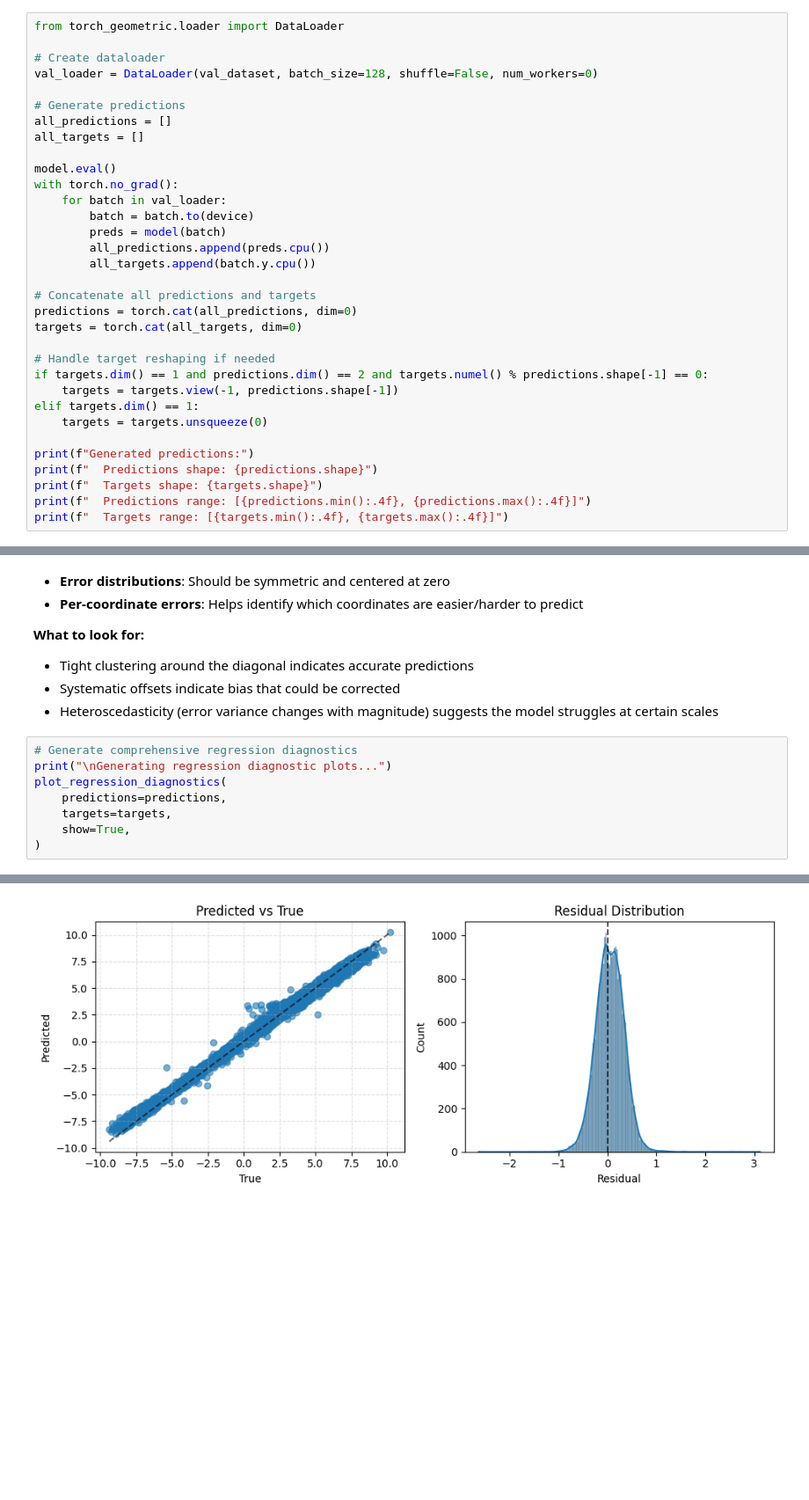
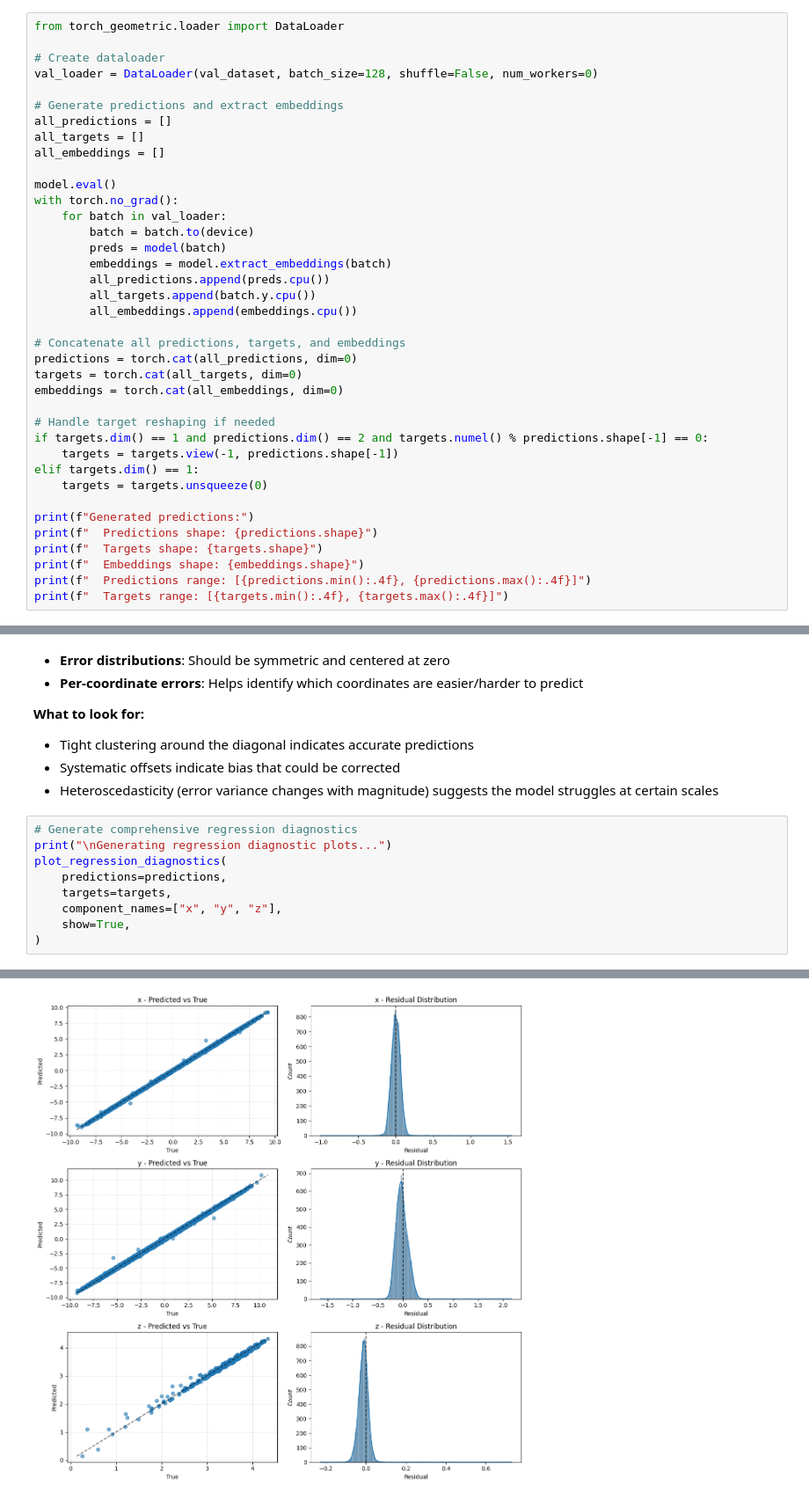
Before and after one commit to jaca230/pioneerML, a Jupyter notebook: notebooks/validation/validate_pion_stop.ipynb, the cells around one changed output, grey strips where cells are left out. Shown at 88% size. Drawn from its saved outputs; the diff is of its cells as text; blank space fills up the shorter version.

```diff
--- a/notebooks/validation/validate_pion_stop.ipynb
+++ b/notebooks/validation/validate_pion_stop.ipynb
@@ -130,21 +138,25 @@ from torch_geometric.loader import DataLoader
 # Create dataloader
 val_loader = DataLoader(val_dataset, batch_size=128, shuffle=False, num_workers=0)
 
-# Generate predictions
+# Generate predictions and extract embeddings
 all_predictions = []
 all_targets = []
+all_embeddings = []
 
 model.eval()
 with torch.no_grad():
     for batch in val_loader:
         batch = batch.to(device)
         preds = model(batch)
+        embeddings = model.extract_embeddings(batch)
         all_predictions.append(preds.cpu())
         all_targets.append(batch.y.cpu())
+        all_embeddings.append(embeddings.cpu())
 
-# Concatenate all predictions and targets
+# Concatenate all predictions, targets, and embeddings
 predictions = torch.cat(all_predictions, dim=0)
 targets = torch.cat(all_targets, dim=0)
+embeddings = torch.cat(all_embeddings, dim=0)
 
 # Handle target reshaping if needed
 if targets.dim() == 1 and predictions.dim() == 2 and targets.numel() % predictions.shape[-1] == 0:
@@ -155,6 +167,7 @@ elif targets.dim() == 1:
 print(f"Generated predictions:")
 print(f"  Predictions shape: {predictions.shape}")
 print(f"  Targets shape: {targets.shape}")
+print(f"  Embeddings shape: {embeddings.shape}")
 print(f"  Predictions range: [{predictions.min():.4f}, {predictions.max():.4f}]")
 print(f"  Targets range: [{targets.min():.4f}, {targets.max():.4f}]")
 # %% [output]
@@ -200,11 +214,12 @@ Comprehensive regression analysis plots including:
 # %%
 # Generate comprehensive regression diagnostics
 print("\nGenerating regression diagnostic plots...")
 plot_regression_diagnostics(
     predictions=predictions,
     targets=targets,
+    component_names=["x", "y", "z"],
     show=True,
 )
 # %% [output]
 Generating regression diagnostic plots...
-[figure, old version]
+[figure, new version]
```
Also changed, not shown: parts of 10 cells of this notebook, 16 other files.
